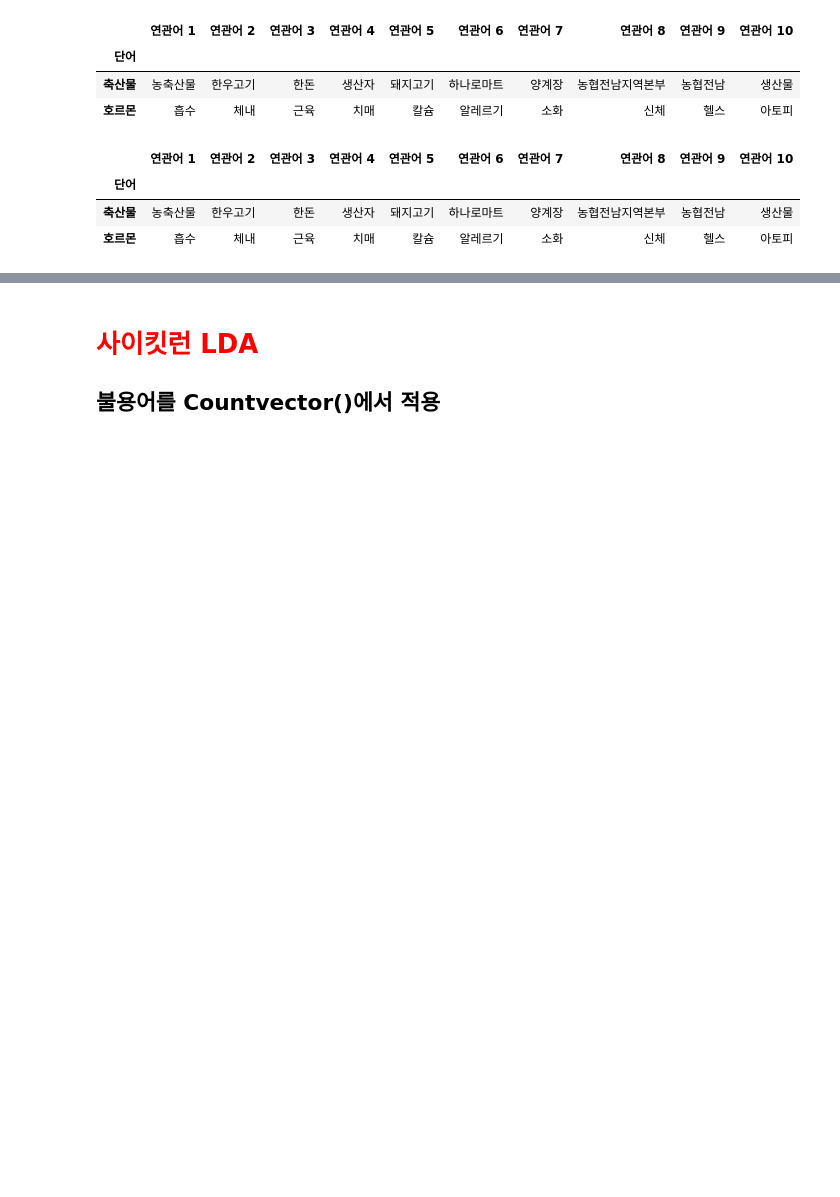
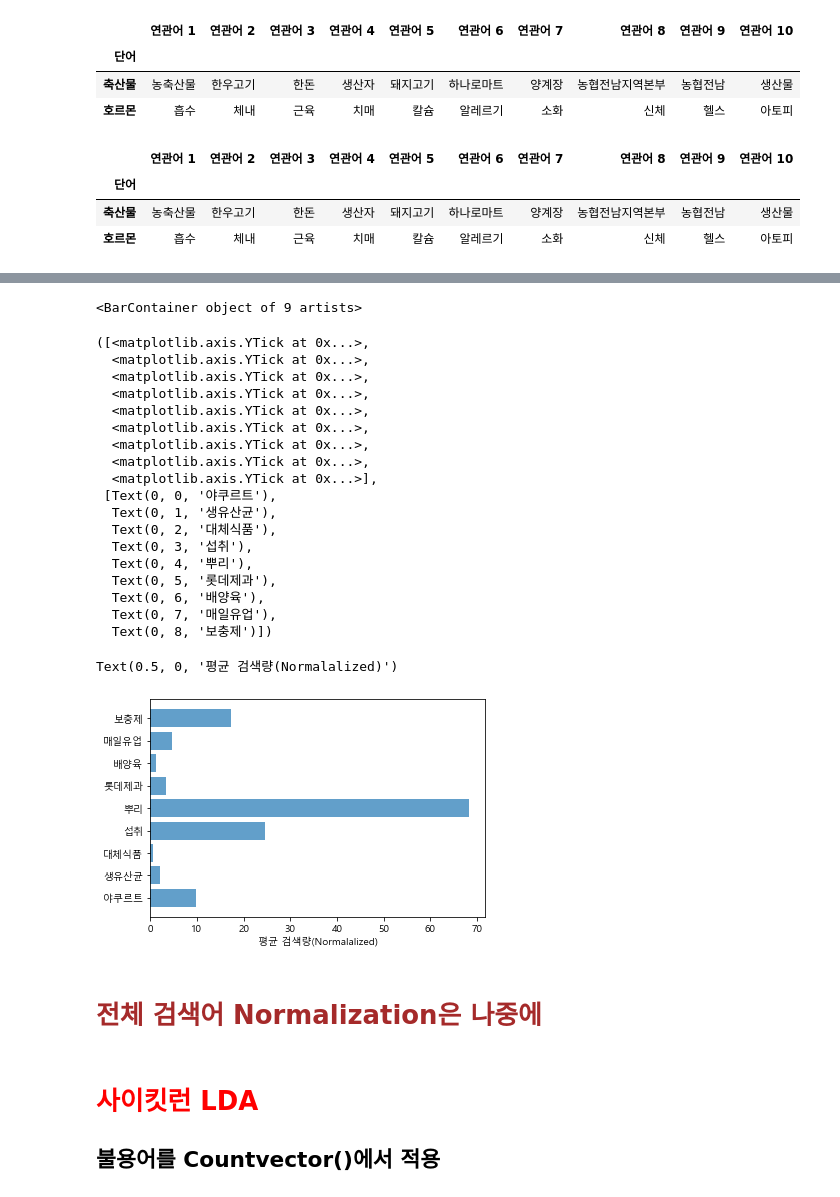
Before and after one commit to ancestor9/webscrap_LDA, a Jupyter notebook: 2022_10_LDA_gensim.ipynb, the cells around one changed output, grey strips where cells are left out. Drawn from its saved outputs; the diff is of its cells as text; code cells hidden in the pictures; blank space fills up the shorter version.

```diff
--- a/2022_10_LDA_gensim.ipynb
+++ b/2022_10_LDA_gensim.ipynb
@@ -1300,0 +1118,9 @@ df
+# %%
+averageList1=[]
+averageList2=[]
+
+for item in list1:
+    averageList1.append(df1[item].mean())
+
+for item in list2:
+    averageList2.append(df2[item].mean())
@@ -1300,0 +1145,9 @@ df
+# %%
+normalizationFactor=averageList1[0]/averageList2[0]
+
+for i in range(len(averageList2)):
+    normalisedVal=normalizationFactor*averageList2[i]
+    averageList2[i]=normalisedVal
+# %%
+averageList2.pop(0)
+list2.pop(0)
@@ -1300,0 +1157,4 @@ df
+# %%
+list3 = list1+list2
+averageList3 = averageList1+averageList2
+(list3, averageList3)
@@ -1301,3 +1172,33 @@ df
+# %%
+y_pos= np.arange(len(list3))
+plt.barh(y_pos, averageList3,align='center',alpha=0.7)
+plt.yticks(y_pos, list3)
+plt.xlabel('평균 검색량(Normalalized)')
+plt.show()
+# %% [output]
+<BarContainer object of 9 artists>
+([<matplotlib.axis.YTick at 0x...>,
+  <matplotlib.axis.YTick at 0x...>,
+  <matplotlib.axis.YTick at 0x...>,
+  <matplotlib.axis.YTick at 0x...>,
+  <matplotlib.axis.YTick at 0x...>,
+  <matplotlib.axis.YTick at 0x...>,
+  <matplotlib.axis.YTick at 0x...>,
+  <matplotlib.axis.YTick at 0x...>,
+  <matplotlib.axis.YTick at 0x...>],
+ [Text(0, 0, '야쿠르트'),
+  Text(0, 1, '생유산균'),
+  Text(0, 2, '대체식품'),
+  Text(0, 3, '섭취'),
+  Text(0, 4, '뿌리'),
+  Text(0, 5, '롯데제과'),
+  Text(0, 6, '배양육'),
+  Text(0, 7, '매일유업'),
+  Text(0, 8, '보충제')])
+Text(0.5, 0, '평균 검색량(Normalalized)')
+[figure, added]
+# %% [markdown]
+# <font color='brown'> 전체 검색어 Normalization은 나중에
 # %% [markdown]
 # <font color='red'> 사이킷런 LDA
 ## 불용어를 Countvector()에서 적용
```
Also changed, not shown: parts of 72 cells of this notebook.
